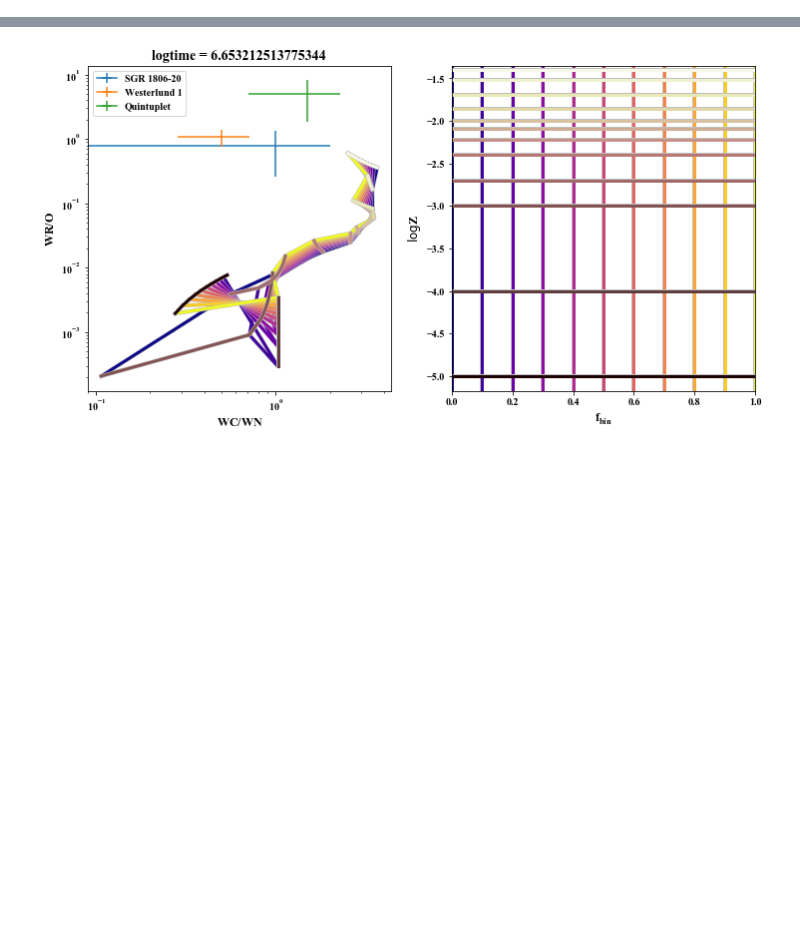
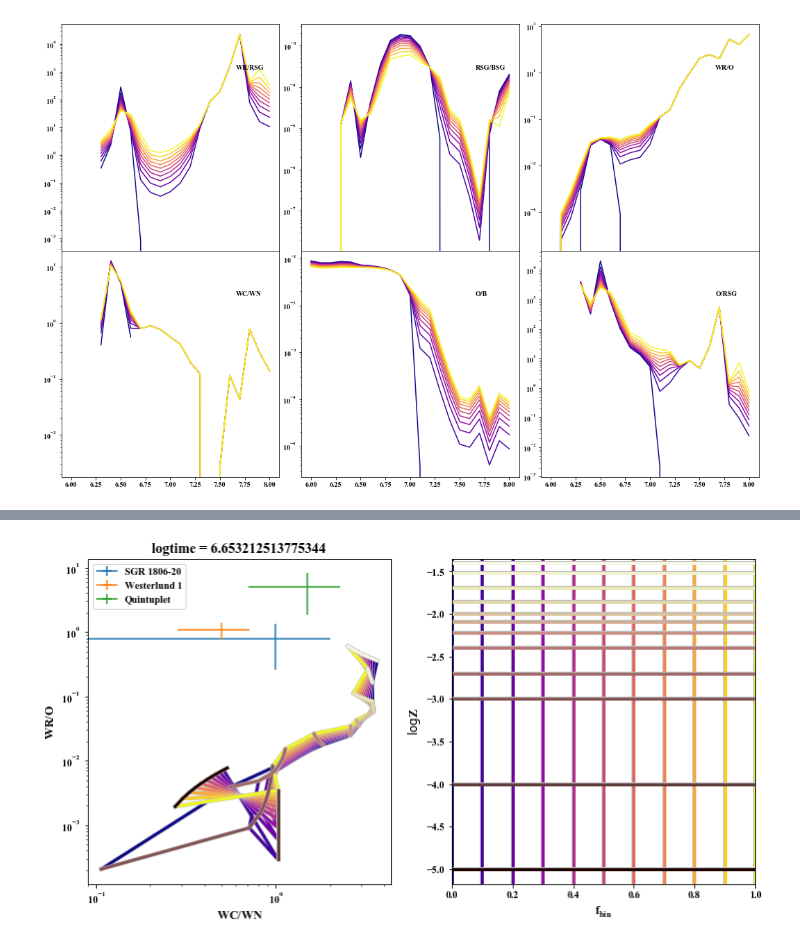
Before and after one commit to tzdwi/Diagnostics, a Jupyter notebook: code/diagnostics.ipynb, the cells around one changed output, grey strips where cells are left out. Saved outputs shown, nothing was run; the diff lists cells and outputs as text; code cells hidden in the pictures; blank space fills up the shorter version.

```diff
--- a/code/diagnostics.ipynb
+++ b/code/diagnostics.ipynb
@@ -256,0 +318,39 @@ zcmap = cm.get_cmap('pink')
+# %%
+#Let's do the same thing for six ratios: WR/RSG, RSG/BSG, WR/O, WC/WN, O/B, WN/WR
+fig = plt.figure(figsize=(18,12))
+labax = fig.add_subplot(111)
+ax1 = fig.add_subplot(231)
+ax2 = fig.add_subplot(232,sharex=ax1)
+ax3 = fig.add_subplot(233,sharex=ax1)
+ax4 = fig.add_subplot(234,sharex=ax1)
+ax5 = fig.add_subplot(235,sharex=ax1)
+ax6 = fig.add_subplot(236,sharex=ax1)
+labax.spines['top'].set_color('none')
+labax.spines['bottom'].set_color('none')
+labax.spines['left'].set_color('none')
+labax.spines['right'].set_color('none')
+labax.tick_params(labelcolor='w', top='off', bottom='off', left='off', right='off')
+fig.subplots_adjust(wspace=0.1,hspace=0)
+plt.setp([a.get_xticklabels() for a in [ax1,ax2,ax3]], visible=False)
+
+for f_bin in f_bins:
+    ax1.plot(ts,[get_ratio_at_parameter('WR/RSG','z002',t,f_bin) for t in ts],c=bcmap(f_bin))
+    ax2.plot(ts,[get_ratio_at_parameter('RSG/BSG','z002',t,f_bin) for t in ts],c=bcmap(f_bin))
+    ax3.plot(ts,[get_ratio_at_parameter('WR/O','z002',t,f_bin) for t in ts],c=bcmap(f_bin))
+    ax4.plot(ts,[get_ratio_at_parameter('WC/WN','z002',t,f_bin) for t in ts],c=bcmap(f_bin))
+    ax5.plot(ts,[get_ratio_at_parameter('O/B','z002',t,f_bin) for t in ts],c=bcmap(f_bin))
+    ax6.plot(ts,[get_ratio_at_parameter('O/RSG','z002',t,f_bin) for t in ts],c=bcmap(f_bin))
+
+for ax in [ax1,ax2,ax3,ax4,ax5,ax6]:
+    ax.set(yscale='log')
+
+ax1.annotate('WR/RSG', xy=(0,0), xycoords='axes fraction', xytext=(0.8, 0.8), textcoords='axes fraction')
+ax2.annotate('RSG/BSG', xy=(0,0), xycoords='axes fraction', xytext=(0.8, 0.8), textcoords='axes fraction')
+ax3.annotate('WR/O', xy=(0,0), xycoords='axes fraction', xytext=(0.8, 0.8), textcoords='axes fraction')
+ax4.annotate('WC/WN', xy=(0,0), xycoords='axes fraction', xytext=(0.8, 0.8), textcoords='axes fraction')
+ax5.annotate('O/B', xy=(0,0), xycoords='axes fraction', xytext=(0.8, 0.8), textcoords='axes fraction')
+ax6.annotate('O/RSG', xy=(0,0), xycoords='axes fraction', xytext=(0.8, 0.8), textcoords='axes fraction')
+
+plt.savefig('../plots/z002_ratios_comp.eps')
+# %% [output]
+[figure, added]
```
Also changed, not shown: parts of 6 cells of this notebook, 6 other files.
